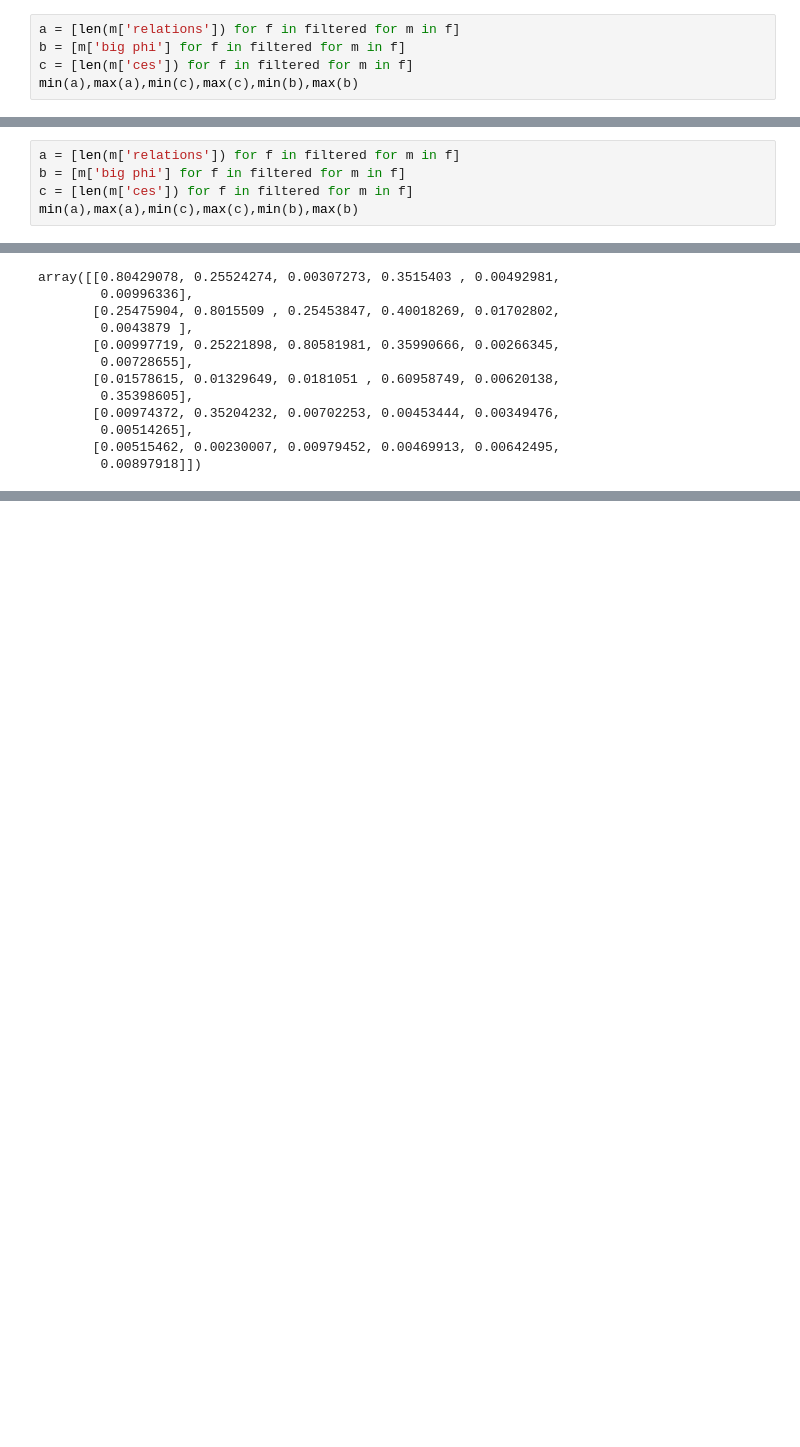
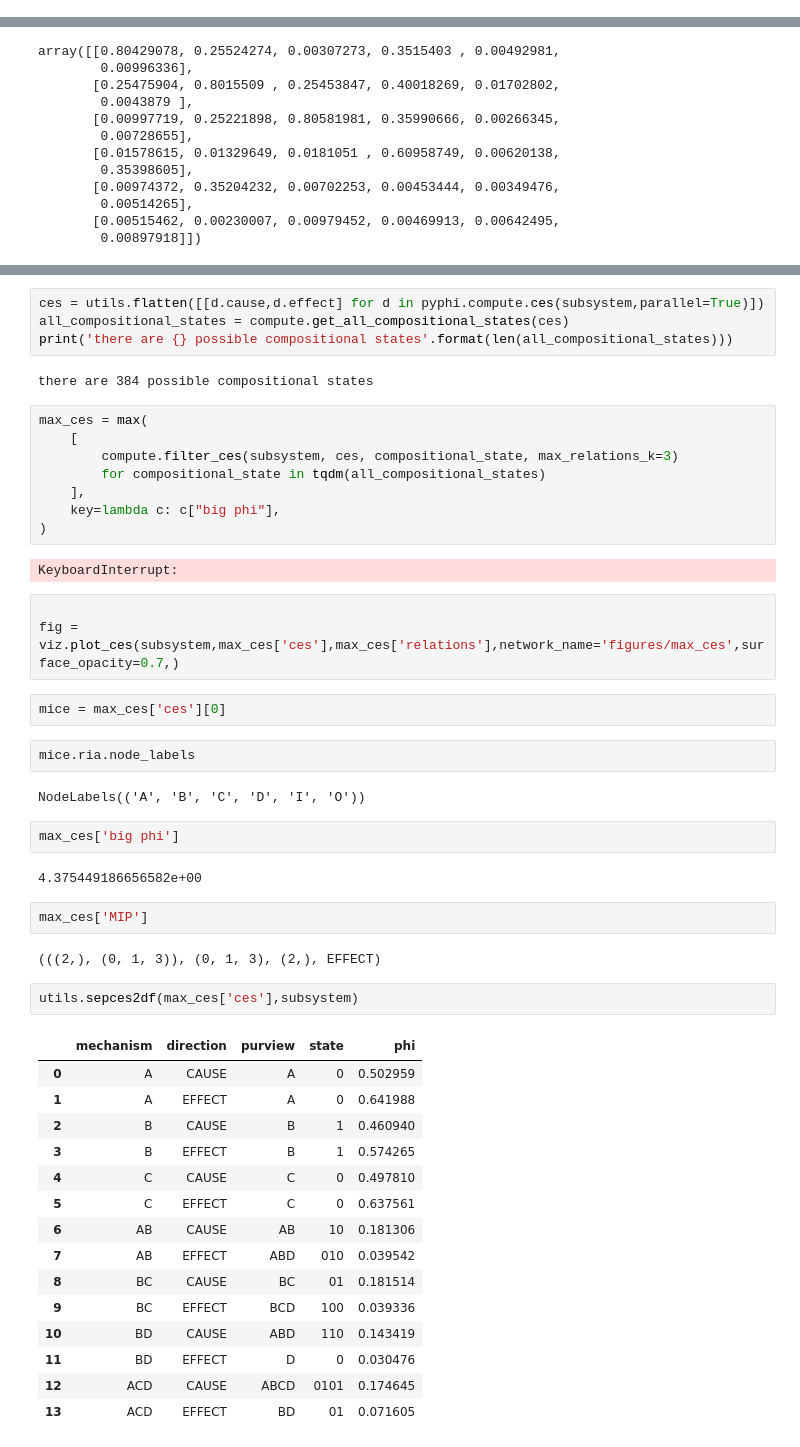
Before and after one commit to matteograsso/visualize_pyphi, a Jupyter notebook: ch3_figures.ipynb, the cells around one changed output, grey strips where cells are left out. Saved outputs shown, nothing was run; the diff lists cells and outputs as text; blank space fills up the shorter version.

```diff
--- a/ch3_figures.ipynb
+++ b/ch3_figures.ipynb
@@ -104,5 +107,0 @@ filtered = [compute.filter_ces(subsystem, ces, compositional_state, max_relation
-# %%
-a = [len(m['relations']) for f in filtered for m in f]
-b = [m['big phi'] for f in filtered for m in f]
-c = [len(m['ces']) for f in filtered for m in f]
-min(a),max(a),min(c),max(c),min(b),max(b)
@@ -111,5 +107,0 @@ min(a),max(a),min(c),max(c),min(b),max(b)
-# %%
-a = [len(m['relations']) for f in filtered for m in f]
-b = [m['big phi'] for f in filtered for m in f]
-c = [len(m['ces']) for f in filtered for m in f]
-min(a),max(a),min(c),max(c),min(b),max(b)
@@ -179,0 +281,51 @@ array([[0.80429078, 0.25524274, 0.00307273, 0.3515403 , 0.00492981,
+# %%
+ces = utils.flatten([[d.cause,d.effect] for d in pyphi.compute.ces(subsystem,parallel=True)])
+all_compositional_states = compute.get_all_compositional_states(ces)
+print('there are {} possible compositional states'.format(len(all_compositional_states)))
+# %% [output]
+there are 384 possible compositional states
+# %%
+max_ces = max(
+    [
+        compute.filter_ces(subsystem, ces, compositional_state, max_relations_k=3)
+        for compositional_state in tqdm(all_compositional_states)
+    ],
+    key=lambda c: c["big phi"],
+)
+# %% [output]
+KeyboardInterrupt:
+# %%
+
+fig = viz.plot_ces(subsystem,max_ces['ces'],max_ces['relations'],network_name='figures/max_ces',surface_opacity=0.7,)
+# %%
+mice = max_ces['ces'][0]
+# %%
+mice.ria.node_labels
+# %% [output]
+NodeLabels(('A', 'B', 'C', 'D', 'I', 'O'))
+# %%
+max_ces['big phi']
+# %% [output]
+4.375449186656582e+00
+# %%
+max_ces['MIP']
+# %% [output]
+(((2,), (0, 1, 3)), (0, 1, 3), (2,), EFFECT)
+# %%
+utils.sepces2df(max_ces['ces'],subsystem)
+# %% [output]
+|  | mechanism | direction | purview | state | phi |
+| 0 | A | CAUSE | A | 0 | 0.502959 |
+| 1 | A | EFFECT | A | 0 | 0.641988 |
+| 2 | B | CAUSE | B | 1 | 0.460940 |
+| 3 | B | EFFECT | B | 1 | 0.574265 |
+| 4 | C | CAUSE | C | 0 | 0.497810 |
+| 5 | C | EFFECT | C | 0 | 0.637561 |
+| 6 | AB | CAUSE | AB | 10 | 0.181306 |
+| 7 | AB | EFFECT | ABD | 010 | 0.039542 |
+| 8 | BC | CAUSE | BC | 01 | 0.181514 |
+| 9 | BC | EFFECT | BCD | 100 | 0.039336 |
+| 10 | BD | CAUSE | ABD | 110 | 0.143419 |
+| 11 | BD | EFFECT | D | 0 | 0.030476 |
+| 12 | ACD | CAUSE | ABCD | 0101 | 0.174645 |
+| 13 | ACD | EFFECT | BD | 01 | 0.071605 |
```
Also changed, not shown: parts of 21 cells of this notebook, 4 other files.
